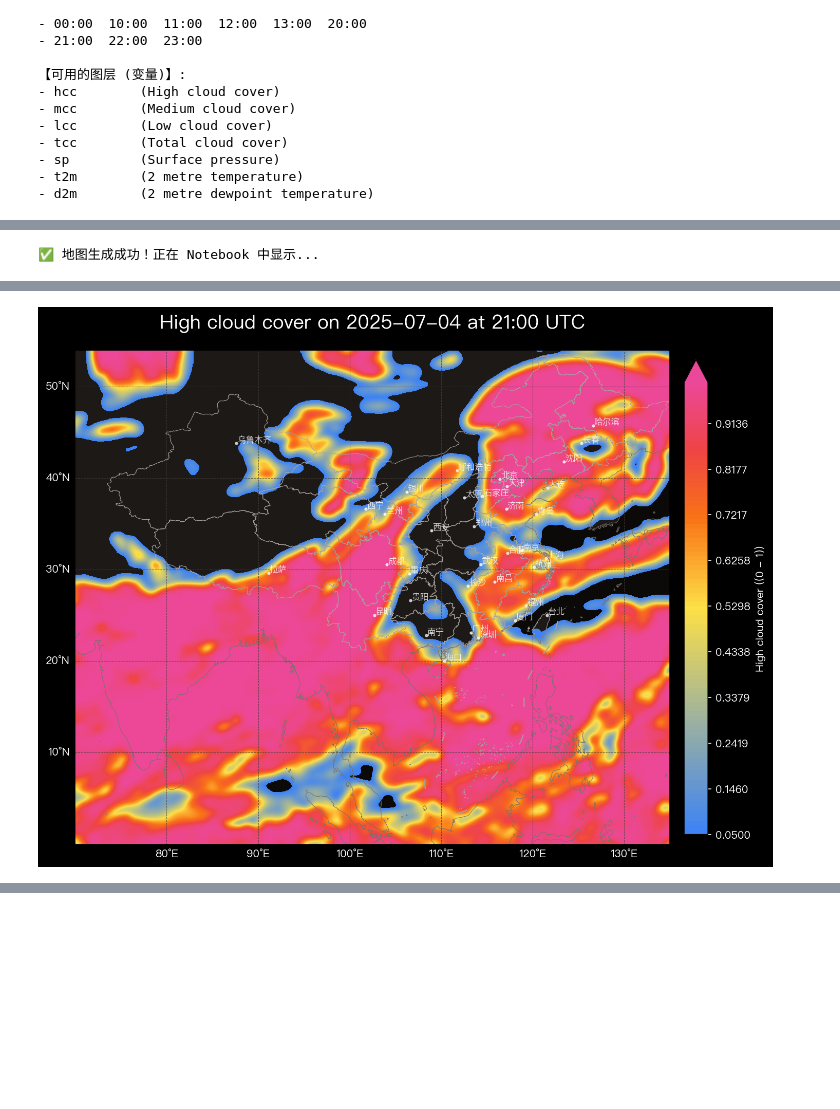
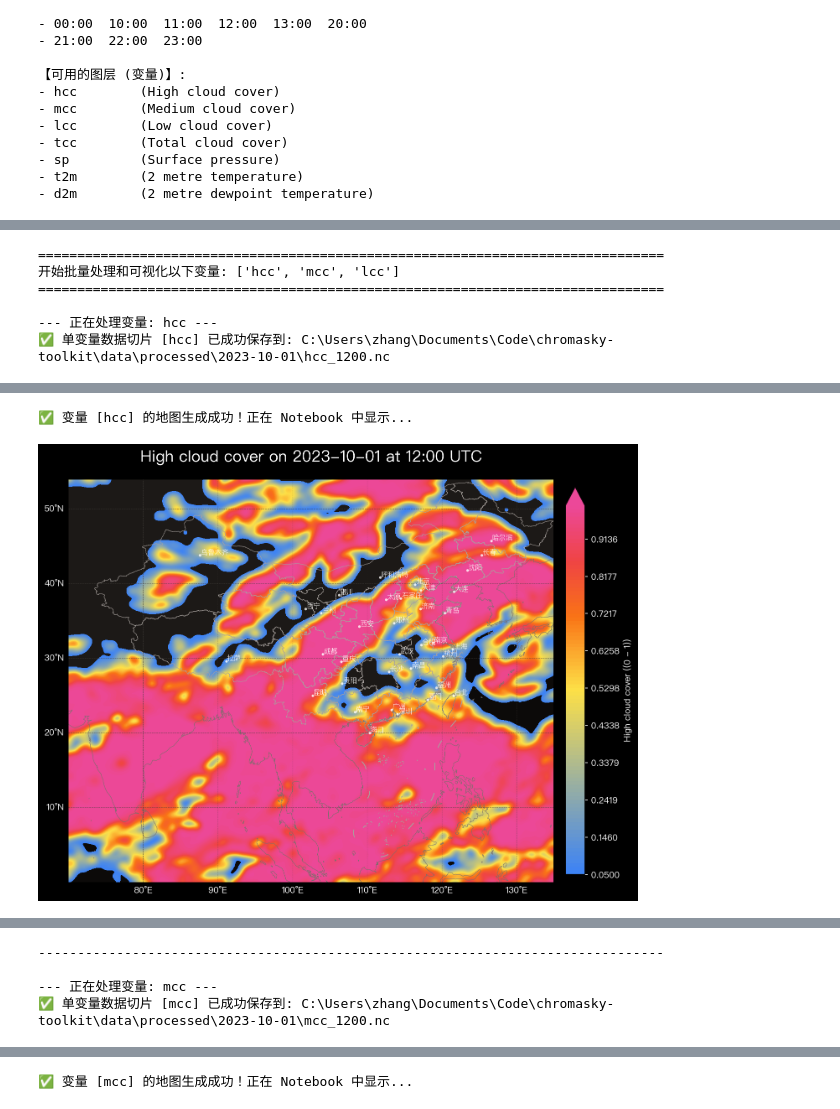
Before and after one commit to lanseria/chromasky-toolkit, a Jupyter notebook: notebooks/02_data_processed.ipynb, the cells around one changed output, grey strips where cells are left out. Saved outputs shown, nothing was run; the diff lists cells and outputs as text; code cells hidden in the pictures; blank space fills up the shorter version.

```diff
--- a/notebooks/02_data_processed.ipynb
+++ b/notebooks/02_data_processed.ipynb
@@ -125,29 +114,54 @@ else:
 # --- 导入我们重构好的绘图函数 ---
 from chromasky_toolkit.map_drawer import generate_map_from_grid
 from IPython.display import display, Image # 确保 Image 已导入
+# --- 步骤 1: 定义参数 ---
 
-# --- 执行可视化 ---
-if 'saved_slice_path' in locals() and saved_slice_path and saved_slice_path.exists():
-    # 加载分离出来的数据
-    data_slice = xr.open_dataarray(saved_slice_path)
+# 定义我们要分析的原始数据文件
+# (假设 raw_data_path 已经在之前的单元格中定义好了)
+if 'raw_data_path' not in locals() or not raw_data_path.exists():
+    print("❌ 原始数据文件 'raw_data_path' 未定义或不存在，无法继续。")
+else:
+    # 定义我们感兴趣的时间点
+    target_utc_date = "2023-10-01"
+    target_utc_time = "12:00"  # UTC 12:00 (北京时间 20:00)
 
-    # 创建一个描述性的标题
-    map_title = f"{data_slice.attrs.get('long_name', data_slice.name)} on {target_utc_date} at {target_utc_time} UTC"
+    # **关键修改：定义一个要循环处理的变量列表**
+    variables_to_process = ["hcc", "mcc", "lcc"]
 
-    # 定义地图图片的输出路径 (可选，如果不想保存，可以设为 None)
-    map_output_path = saved_slice_path.with_suffix('.png')
+    # --- 步骤 2 & 3: 循环处理、保存和绘图 ---
 
-    # --- 新的调用方式 ---
-    # 调用绘图函数，它会返回图像的二进制数据
-    image_bytes = generate_map_from_grid(data_slice, map_title, map_output_path)
+    print("\n" + "="*80)
+    print(f"开始批量处理和可视化以下变量: {variables_to_process}")
+    print("="*80 + "\n")
 
-    # 检查是否成功返回了图像数据
-    if image_bytes:
-        print("✅ 地图生成成功！正在 Notebook 中显示...")
-        # 直接使用返回的二进制数据显示图像，无需从文件读取
-        display(Image(data=image_bytes, width=1920))
-    else:
-        print("❌ 地图生成失败。")
-else:
-    print("⚠️ 未找到已分离的数据文件，无法进行可视化。")
+    for variable in variables_to_process:
+        print(f"--- 正在处理变量: {variable} ---")
+
+        # 1. 分别提取和保存每个变量的数据切片
+        saved_slice_path = extract_and_save_slice(raw_data_path, target_utc_date, target_utc_time, variable)
+
+        # 2. 如果保存成功，则为其绘制地图
+        if saved_slice_path and saved_slice_path.exists():
+            # 加载刚刚分离出来的数据
+            data_slice = xr.open_dataarray(saved_slice_path)
+
+            # 创建一个描述性的标题
+            map_title = f"{data_slice.attrs.get('long_name', data_slice.name)} on {target_utc_date} at {target_utc_time} UTC"
+
+            # 定义地图图片的输出路径
+            map_output_path = saved_slice_path.with_suffix('.png')
+
+            # 调用绘图函数
+            image_bytes = generate_map_from_grid(data_slice, map_title, map_output_path)
+
+            # 在 Notebook 中显示生成的地图
+            if image_bytes:
+                print(f"✅ 变量 [{variable}] 的地图生成成功！正在 Notebook 中显示...")
+                display(Image(data=image_bytes, width=600))
+            else:
+                print(f"❌ 变量 [{variable}] 的地图生成失败。")
+        else:
+            print(f"⚠️ 变量 [{variable}] 的数据切片未能成功保存，跳过绘图。")
+
+        print("\n" + "-"*80 + "\n") # 添加分隔线，让输出更清晰
 # %% [output]
@@ -156 +169,6 @@ else:
-✅ 地图生成成功！正在 Notebook 中显示...
+================================================================================
+开始批量处理和可视化以下变量: ['hcc', 'mcc', 'lcc']
+================================================================================
+
+--- 正在处理变量: hcc ---
+✅ 单变量数据切片 [hcc] 已成功保存到: C:\Users\zhang\Documents\Code\chromasky-toolkit\data\processed\2023-10-01\hcc_1200.nc
@@ -157 +176,2 @@ else:
+✅ 变量 [hcc] 的地图生成成功！正在 Notebook 中显示...
-[figure, old version]
+[figure, new version]
@@ -157,0 +179,4 @@ else:
+--------------------------------------------------------------------------------
+
+--- 正在处理变量: mcc ---
+✅ 单变量数据切片 [mcc] 已成功保存到: C:\Users\zhang\Documents\Code\chromasky-toolkit\data\processed\2023-10-01\mcc_1200.nc
@@ -157,0 +184 @@ else:
+✅ 变量 [mcc] 的地图生成成功！正在 Notebook 中显示...
```
Also changed, not shown: parts of 5 cells of this notebook.
